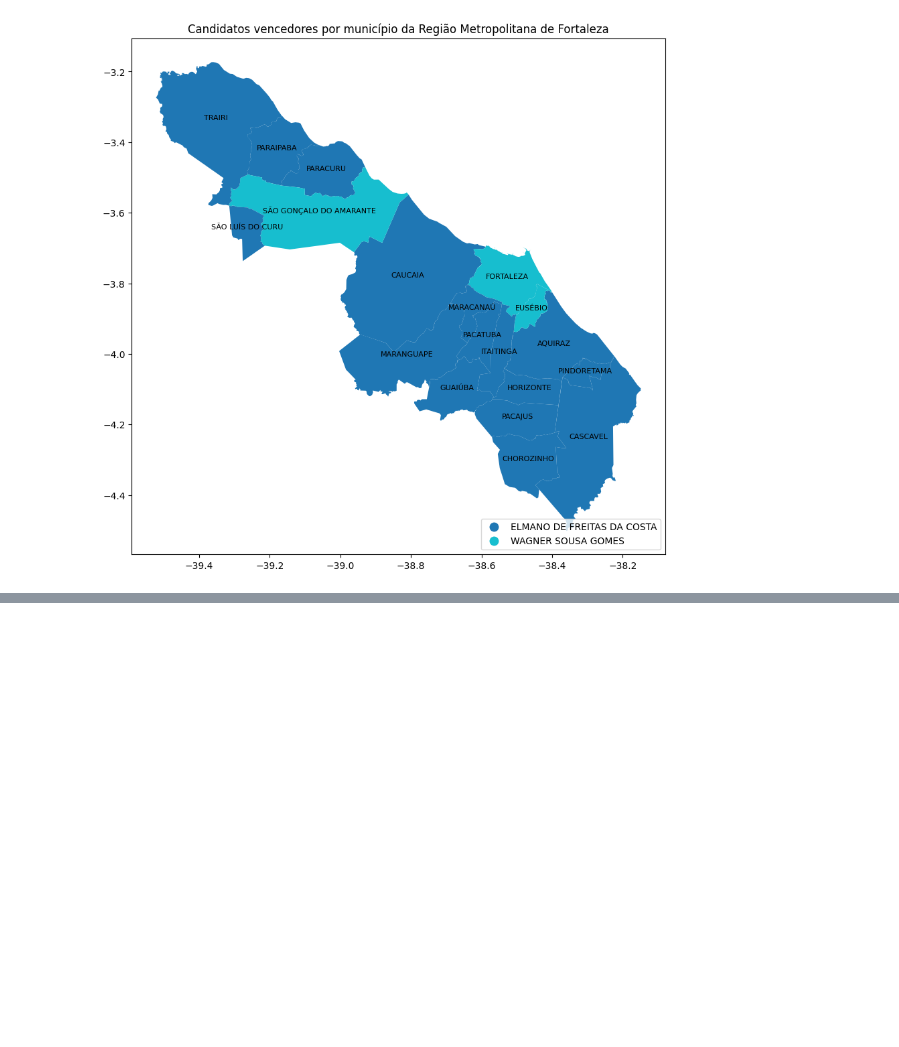
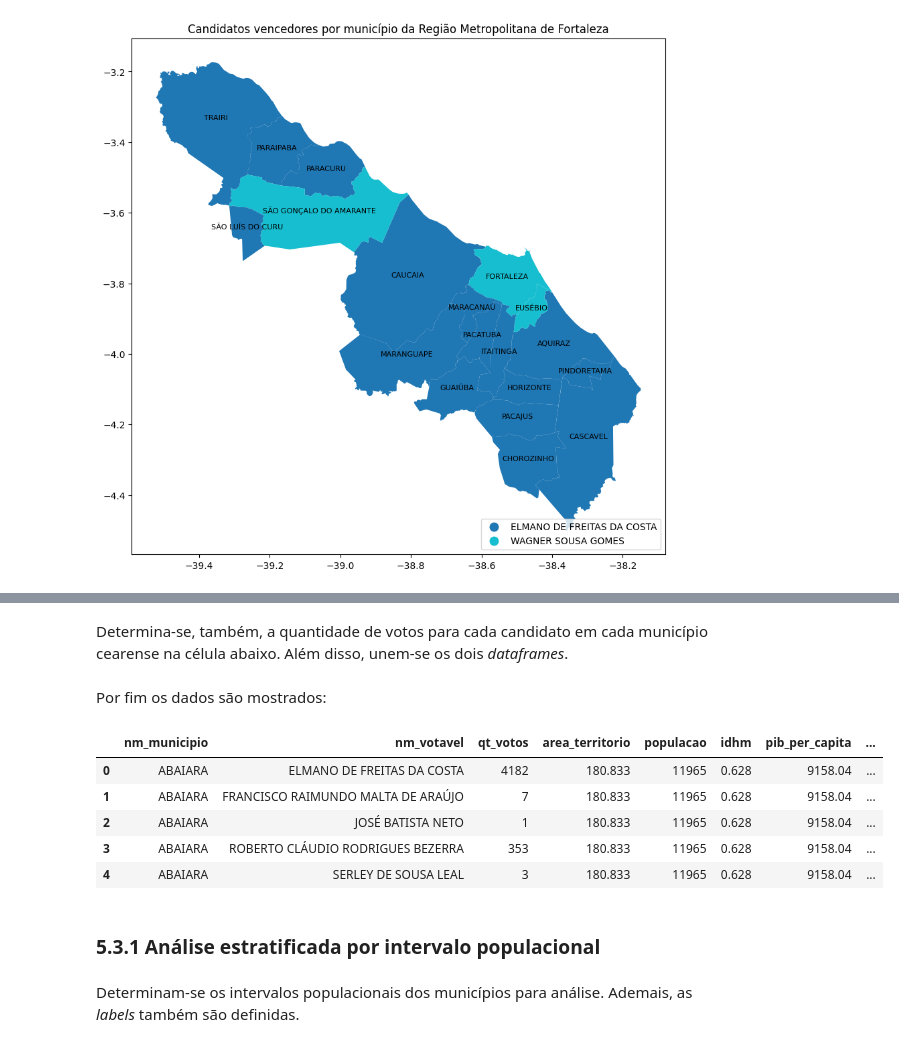
Before and after one commit to DamodaraBarbosa/clustering_municipios_eleicoes_2022_ceara, a Jupyter notebook: 05_data_analysis_eleicoes_ceara_2022.ipynb, the cells around one changed output, grey strips where cells are left out. Saved outputs shown, nothing was run; the diff lists cells and outputs as text; code cells hidden in the pictures; blank space fills up the shorter version.

```diff
--- a/05_data_analysis_eleicoes_ceara_2022.ipynb
+++ b/05_data_analysis_eleicoes_ceara_2022.ipynb
@@ -870,0 +819,4 @@ The array interface is deprecated and will no longer work in Shapely 2.0. Conver
+# %%
+dados_ibge = pd.read_csv(
+    '/content/drive/MyDrive/Datasets/resumo_dados_ibge_ce.csv', encoding= 'latin-1'
+)
@@ -870,0 +832,26 @@ The array interface is deprecated and will no longer work in Shapely 2.0. Conver
+# %% [markdown]
+Determina-se, também, a quantidade de votos para cada candidato em cada município cearense na célula abaixo. Além disso, unem-se os dois *dataframes*.
+# %%
+# Quantidade de votos por candidato em cada município cearense:
+
+votos_por_municipio = votacao_ce.query('ds_cargo == "GOVERNADOR"').groupby(['nm_municipio', 'nm_votavel'])['qt_votos'].sum().reset_index()
+
+# 'Merge' dos dados de ambos dataframes, de votos dos candidatos e resumo dos dados do IBGE:
+
+votos_por_municipio = pd.merge(
+    left= votos_por_municipio, right= dados_ibge, how= 'inner',
+    left_on= 'nm_municipio', right_on= 'nome'
+).drop('nome', axis= 1) # elimina-se a coluna 'nome', pois possui dados redundantes.
+# %% [markdown]
+Por fim os dados são mostrados:
+# %%
+votos_por_municipio.head()
+# %% [output]
+|  | nm_municipio | nm_votavel | qt_votos | area_territorio | populacao | idhm | pib_per_capita | ... |
+| 0 | ABAIARA | ELMANO DE FREITAS DA COSTA | 4182 | 180.833 | 11965 | 0.628 | 9158.04 | ... |
+| 1 | ABAIARA | FRANCISCO RAIMUNDO MALTA DE ARAÚJO | 7 | 180.833 | 11965 | 0.628 | 9158.04 | ... |
+| 2 | ABAIARA | JOSÉ BATISTA NETO | 1 | 180.833 | 11965 | 0.628 | 9158.04 | ... |
+| 3 | ABAIARA | ROBERTO CLÁUDIO RODRIGUES BEZERRA | 353 | 180.833 | 11965 | 0.628 | 9158.04 | ... |
+| 4 | ABAIARA | SERLEY DE SOUSA LEAL | 3 | 180.833 | 11965 | 0.628 | 9158.04 | ... |
+# %% [markdown]
+### 5.3.1 Análise estratificada por intervalo populacional
@@ -870,0 +860,2 @@ The array interface is deprecated and will no longer work in Shapely 2.0. Conver
+# %% [markdown]
+Determinam-se os intervalos populacionais dos municípios para análise. Ademais, as *labels* também são definidas.
```
Also changed, not shown: parts of 30 cells of this notebook.
